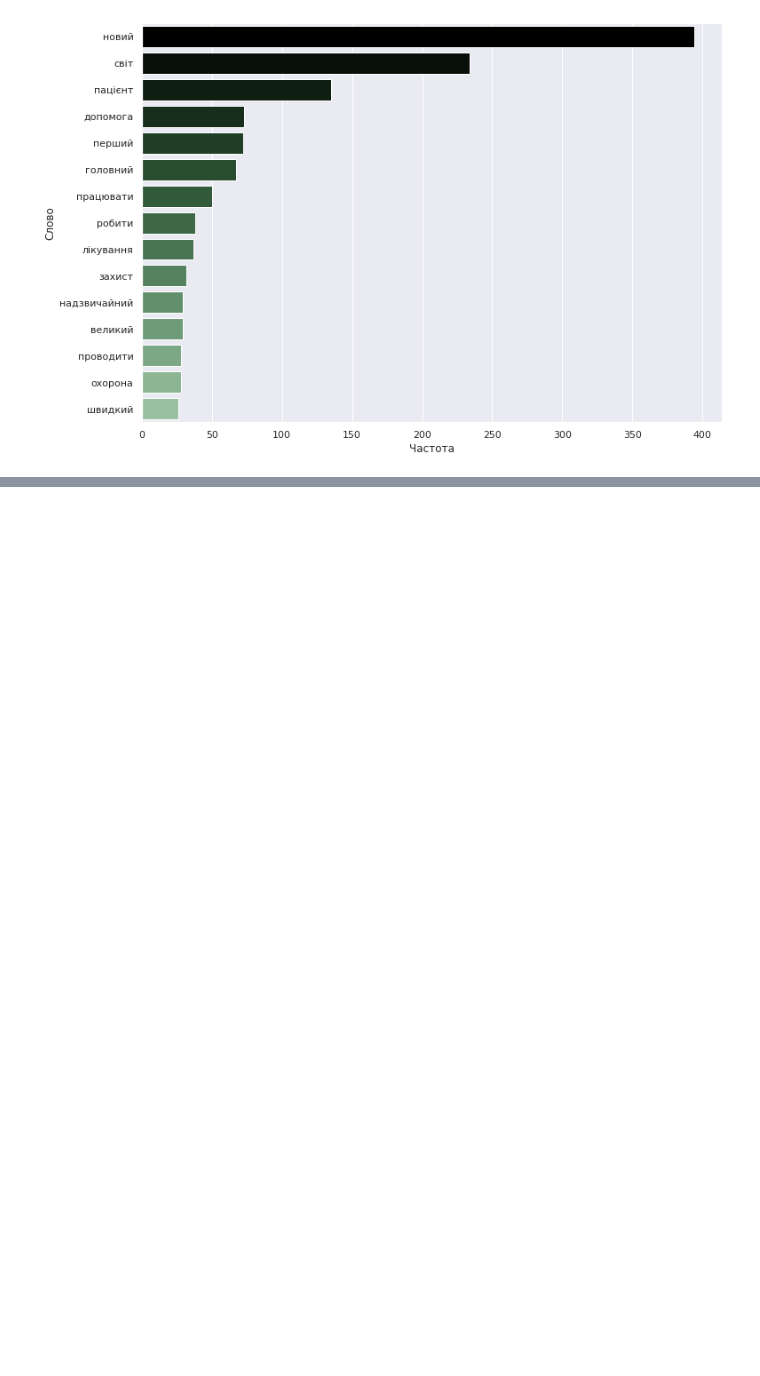
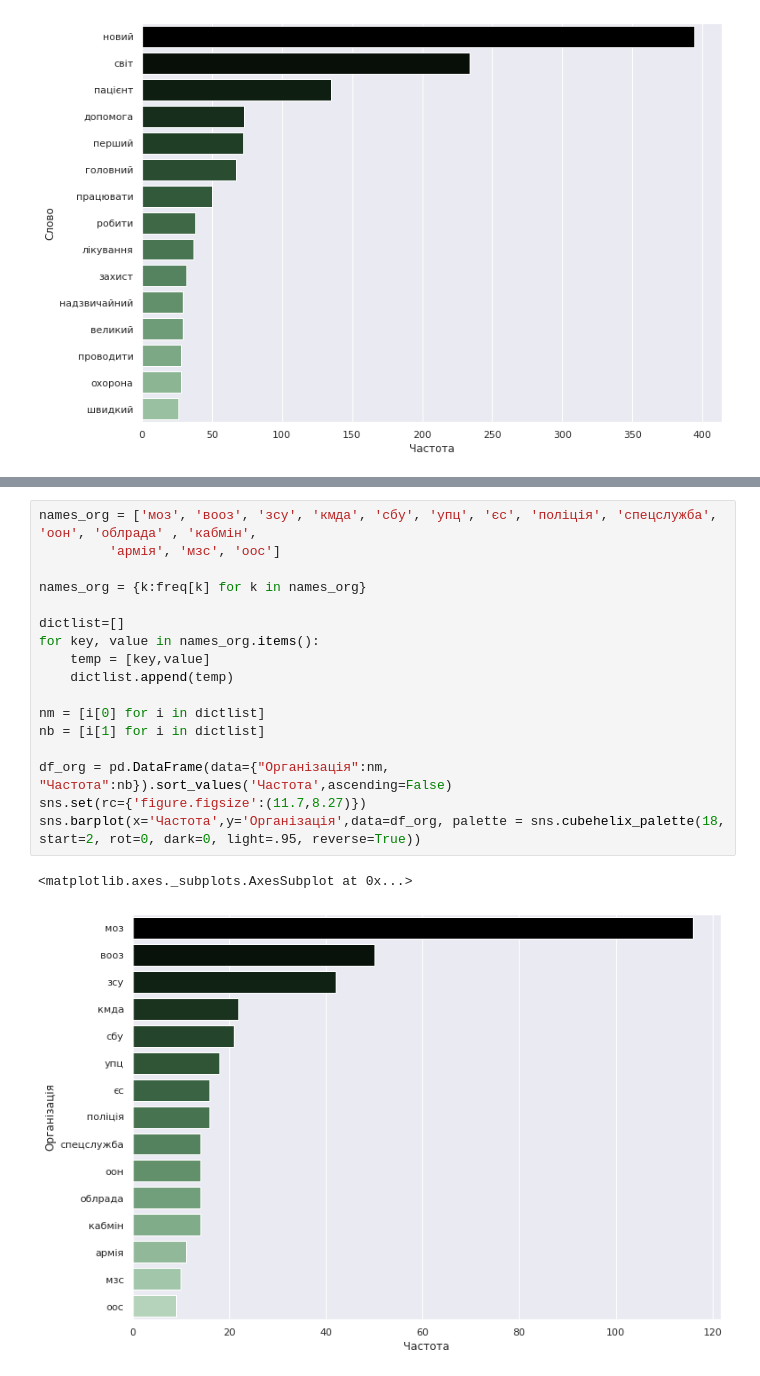
Before and after one commit to tiredwaffle/tweets_analysis, a Jupyter notebook: preprocessing.ipynb, the cells around one changed output, grey strips where cells are left out. Cells and saved outputs as stored; diff of their text form; blank space fills up the shorter version.

```diff
--- a/preprocessing.ipynb
+++ b/preprocessing.ipynb
@@ -386,0 +505,20 @@ sns.barplot(x='Частота',y='Слово',data=df, palette = sns.cubehelix_p
+# %%
+names_org = ['моз', 'вооз', 'зсу', 'кмда', 'сбу', 'упц', 'єс', 'поліція', 'спецслужба', 'оон', 'облрада' , 'кабмін',
+         'армія', 'мзс', 'оос']
+
+names_org = {k:freq[k] for k in names_org}
+
+dictlist=[]
+for key, value in names_org.items():
+    temp = [key,value]
+    dictlist.append(temp)
+
+nm = [i[0] for i in dictlist]
+nb = [i[1] for i in dictlist]
+
+df_org = pd.DataFrame(data={"Організація":nm, "Частота":nb}).sort_values('Частота',ascending=False)
+sns.set(rc={'figure.figsize':(11.7,8.27)})
+sns.barplot(x='Частота',y='Організація',data=df_org, palette = sns.cubehelix_palette(18, start=2, rot=0, dark=0, light=.95, reverse=True))
+# %% [output]
+<matplotlib.axes._subplots.AxesSubplot at 0x...>
+[figure, added]
```
Also changed, not shown: parts of 11 cells of this notebook.
